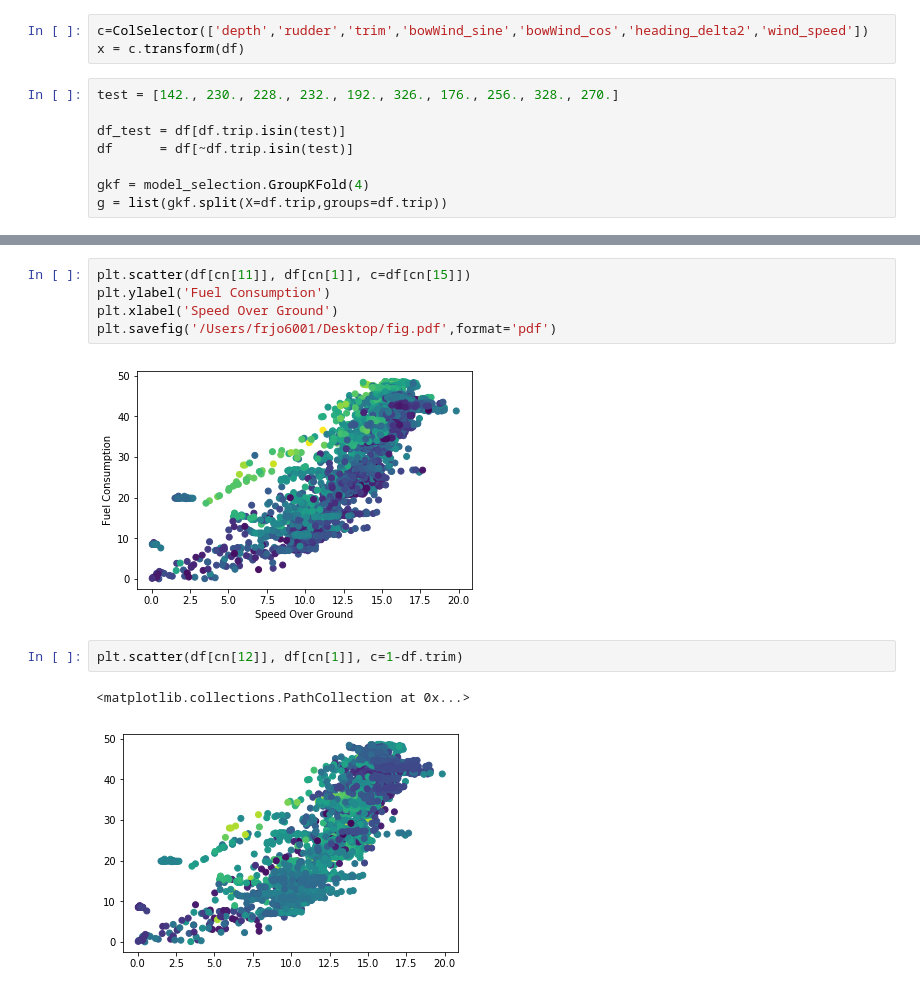
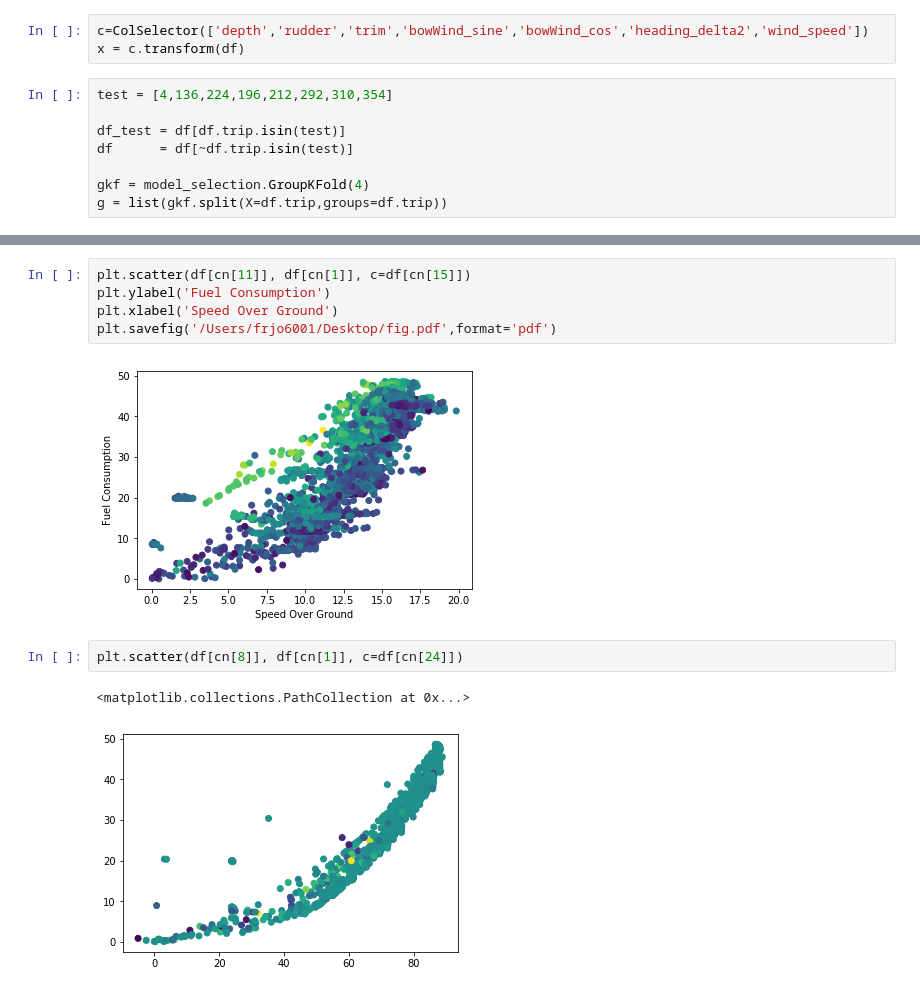
Before and after one commit to jfried23/ship, a Jupyter notebook: Simple Models.ipynb, the cells around one changed output, grey strips where cells are left out. Cells and saved outputs as stored; diff of their text form.

```diff
--- a/Simple Models.ipynb
+++ b/Simple Models.ipynb
@@ -40,7 +41,7 @@ class ColSelector(BaseEstimator, TransformerMixin):
 c=ColSelector(['depth','rudder','trim','bowWind_sine','bowWind_cos','heading_delta2','wind_speed'])
 x = c.transform(df)
 # %%
-test = [142., 230., 228., 232., 192., 326., 176., 256., 328., 270.]
+test = [4,136,224,196,212,292,310,354]
 
 df_test = df[df.trip.isin(test)]
 df      = df[~df.trip.isin(test)]
@@ -106,12 +115,12 @@ plt.ylabel('Fuel Consumption')
 plt.xlabel('Speed Over Ground')
 plt.savefig('/Users/frjo6001/Desktop/fig.pdf',format='pdf')
 # %% [output]
-[figure, old version]
+[figure, new version]
 # %%
-plt.scatter(df[cn[12]], df[cn[1]], c=1-df.trim)
+plt.scatter(df[cn[8]], df[cn[1]], c=df[cn[24]])
 # %% [output]
 <matplotlib.collections.PathCollection at 0x...>
-[figure, old version]
+[figure, new version]
 # %%
 plt.scatter(df[cn[12]], df[cn[1]], c=df[cn[4]])
 # %% [output]
```
Also changed, not shown: parts of 27 cells of this notebook, 2 other files.
